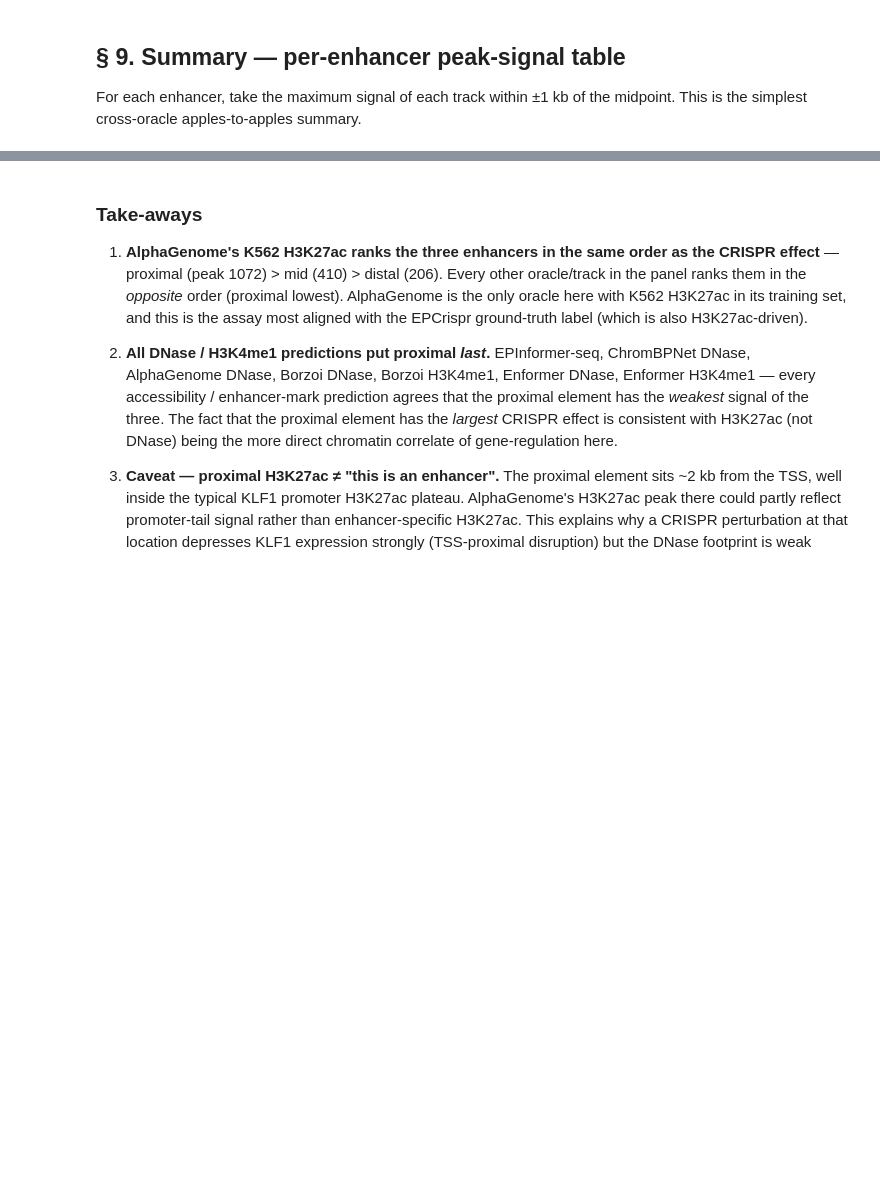
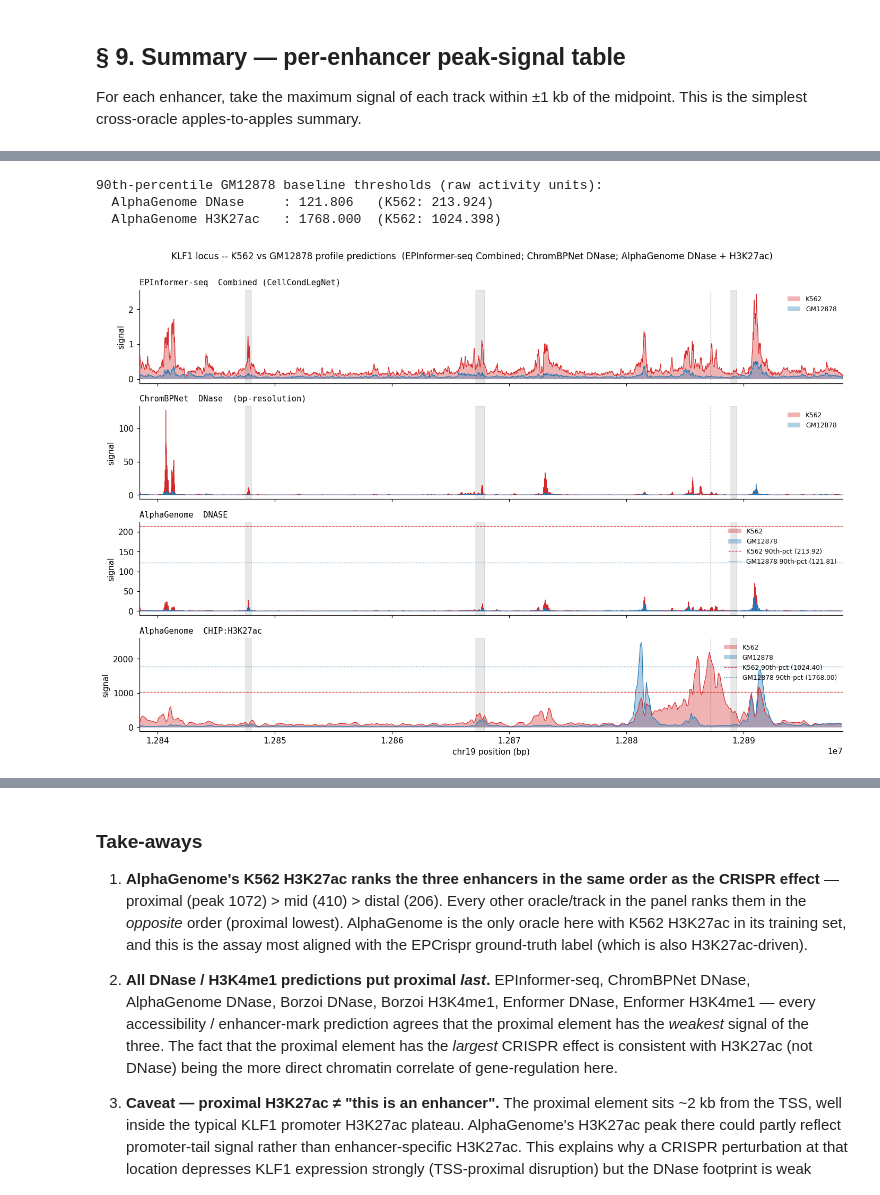
Before and after one commit to pinellolab/chorus, a Jupyter notebook: examples/notebooks/klf1_validated_enhancer_profiles.ipynb, the cells around one changed output, grey strips where cells are left out. Cells and saved outputs as stored; diff of their text form; code cells hidden in the pictures; blank space fills up the shorter version.

```diff
--- a/examples/notebooks/klf1_validated_enhancer_profiles.ipynb
+++ b/examples/notebooks/klf1_validated_enhancer_profiles.ipynb
@@ -547,0 +819,58 @@ summary
+# %%
+# GM12878 90th-percentile thresholds for AlphaGenome (EPInformer-seq baseline
+# CDF does not apply to the Combined CellCondLegNet model -- see §10 note).
+thr_ag_d_90_gm = threshold_at("alphagenome", ALPHAGENOME_DNASE_ID_GM,   0.90)
+thr_ag_h_90_gm = threshold_at("alphagenome", ALPHAGENOME_H3K27AC_ID_GM, 0.90)
+print("90th-percentile GM12878 baseline thresholds (raw activity units):")
+print(f"  AlphaGenome DNase     : {thr_ag_d_90_gm:.3f}   (K562: {thr_ag_d_90:.3f})")
+print(f"  AlphaGenome H3K27ac   : {thr_ag_h_90_gm:.3f}  (K562: {thr_ag_h_90:.3f})")
+
+# Panels: (title, x, y_K562, y_GM12878, thr_K562_or_None, thr_GM_or_None)
+panels = [
+    ("EPInformer-seq  Combined (CellCondLegNet)",
+     epi_positions, epi_profile, epi_profile_gm,
+     None, None),  # no DHS-baseline CDF for the custom Combined model
+    ("ChromBPNet  DNase  (bp-resolution)",
+     cbp_locus_x,  cbp_locus_profile, cbp_locus_profile_gm,
+     None, None),  # no local DHS-augmented CDF for ChromBPNet
+    ("AlphaGenome  DNASE",
+     ag_dnase_x,   ag_dnase,    ag_dnase_gm,
+     thr_ag_d_90, thr_ag_d_90_gm),
+    ("AlphaGenome  CHIP:H3K27ac",
+     ag_h3_x,      ag_h3,       ag_h3_gm,
+     thr_ag_h_90, thr_ag_h_90_gm),
+]
+
+fig, axes = plt.subplots(len(panels), 1, figsize=(13, 2.2 * len(panels)), sharex=True)
+for ax, (title, x, y_k, y_g, thr_k, thr_g) in zip(axes, panels):
+    ax.fill_between(x, y_k, color="#d62728", alpha=0.35, linewidth=0, label="K562")
+    ax.plot(x, y_k, color="#d62728", linewidth=0.8)
+    ax.fill_between(x, y_g, color="#1f77b4", alpha=0.35, linewidth=0, label="GM12878")
+    ax.plot(x, y_g, color="#1f77b4", linewidth=0.8)
+    if thr_k is not None:
+        ax.axhline(thr_k, color="#d62728", linestyle="--", linewidth=0.8,
+                    label=f"K562 90th-pct ({thr_k:.2f})")
+    if thr_g is not None:
+        ax.axhline(thr_g, color="#1f77b4", linestyle=":", linewidth=0.8,
+                    label=f"GM12878 90th-pct ({thr_g:.2f})")
+    ax.set_xlim(DISPLAY_START, DISPLAY_END)
+    for _, row in klf1_pos.iterrows():
+        ax.axvspan(row["chromStart"], row["chromEnd"], color="gray",
+                    alpha=0.18, zorder=0)
+    ax.axvline(TSS, color="black", linestyle="--", linewidth=0.7, alpha=0.5)
+    ax.set_title(title, loc="left", fontsize=10, family="monospace")
+    ax.set_ylabel("signal")
+    ax.legend(loc="upper right", frameon=False, fontsize=8)
+axes[-1].set_xlabel(f"{CHROM} position (bp)")
+fig.suptitle(
+    "KLF1 locus -- K562 vs GM12878 profile predictions  "
+    "(EPInformer-seq Combined; ChromBPNet DNase; AlphaGenome DNase + H3K27ac)",
+    fontsize=11, y=1.00,
+)
+plt.tight_layout()
+plt.show()
+# %% [output]
+90th-percentile GM12878 baseline thresholds (raw activity units):
+  AlphaGenome DNase     : 121.806   (K562: 213.924)
+  AlphaGenome H3K27ac   : 1768.000  (K562: 1024.398)
+[figure, added]
```
Also changed, not shown: parts of 17 cells of this notebook, 25 other files.
